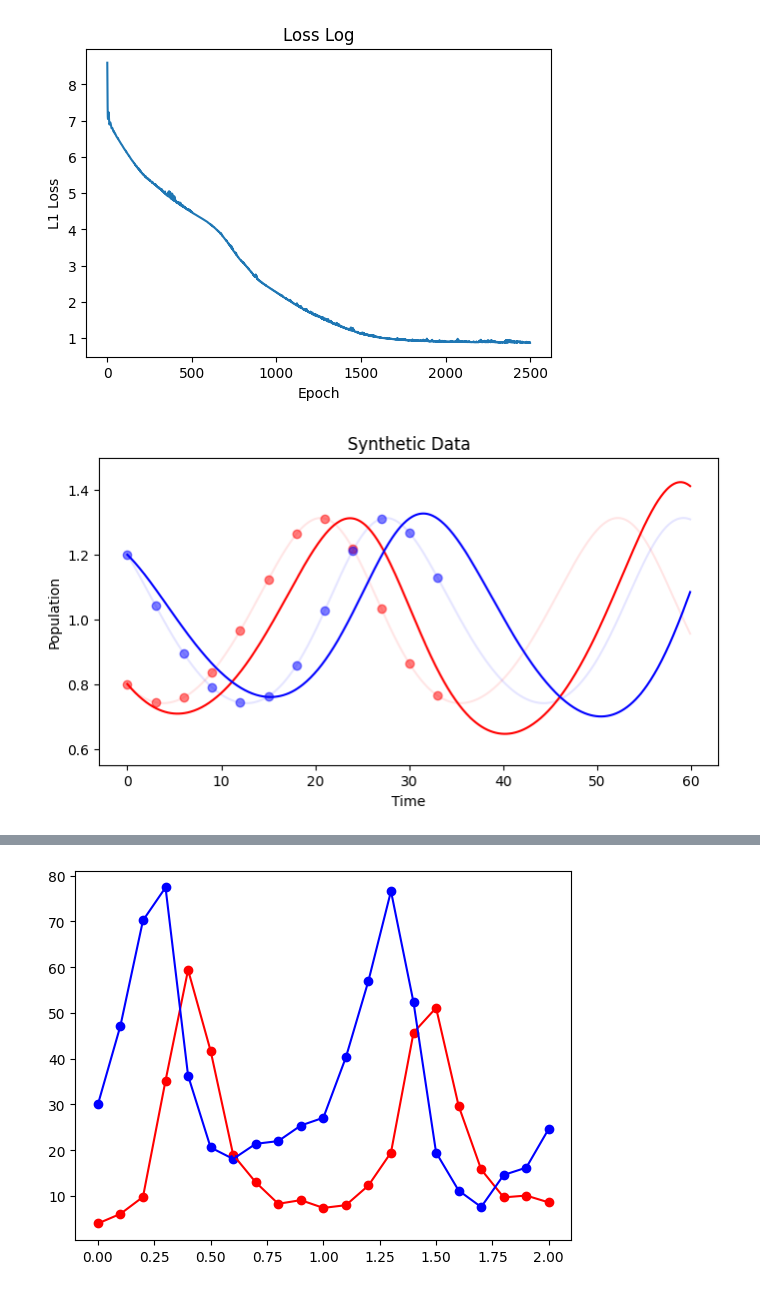
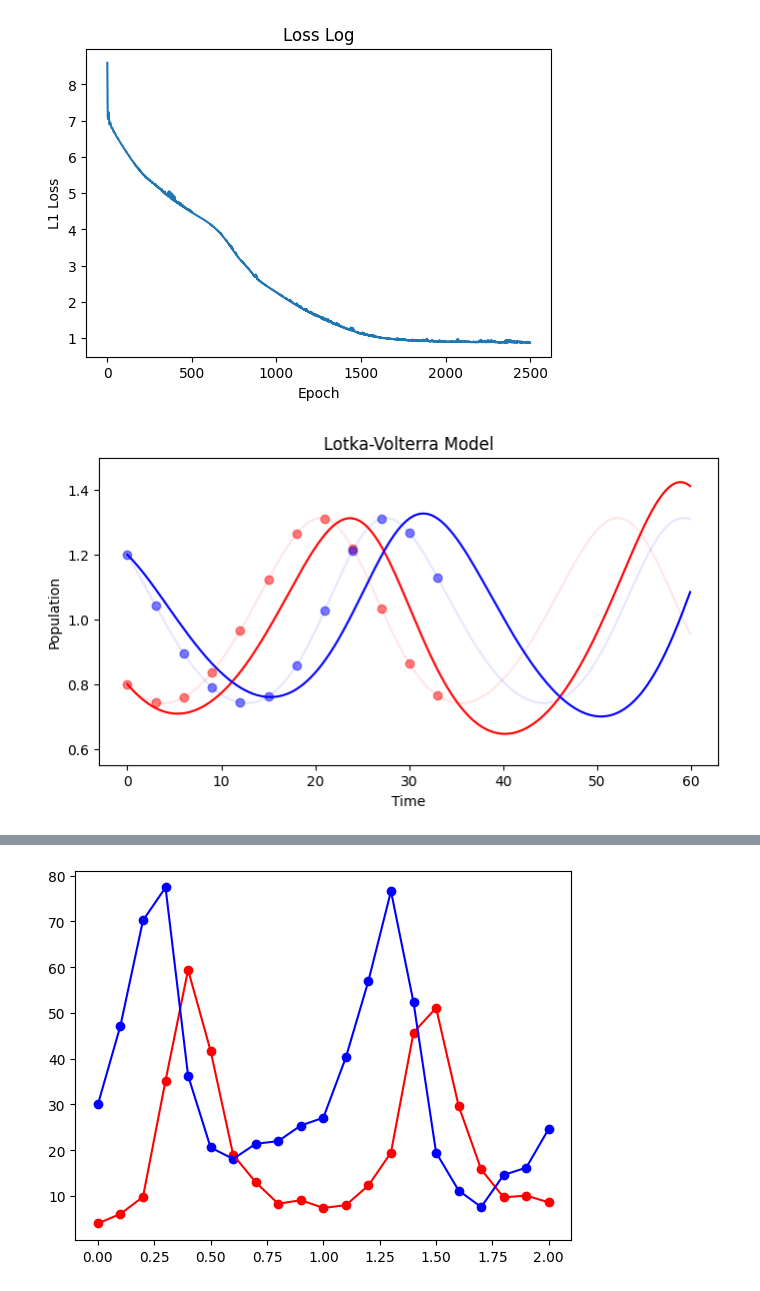
Before and after one commit to craigfouts/terrarium, a Jupyter notebook: notebooks/glvs.ipynb, the cells around one changed output, grey strips where cells are left out. Cells and saved outputs as stored; diff of their text form; code cells hidden in the pictures.

```diff
--- a/notebooks/glvs.ipynb
+++ b/notebooks/glvs.ipynb
@@ -38,9 +38,9 @@ show_plots(model.log_, figsize=(6, 4), title='Loss Log', xlabel='Epoch', ylabel=
 # %%
 (X_ := torch.zeros((2, n_steps)))[:, 0] = x
 
 for i in range(1, n_steps):
     X_[:, i] = model(X_[:, i - 1])
 
-show_plots(X_, steps, color=('red', 'blue'), plot=(fig, ax), opacity=(.1, .5))
+show_plots(X_, steps, color=('red', 'blue'), title='Lotka-Volterra Model', plot=(fig, ax), opacity=(.1, .5))
 # %% [output]
-[figure, old version]
+[figure, new version]
```
Also changed, not shown: parts of 9 cells of this notebook, 1 other file.
